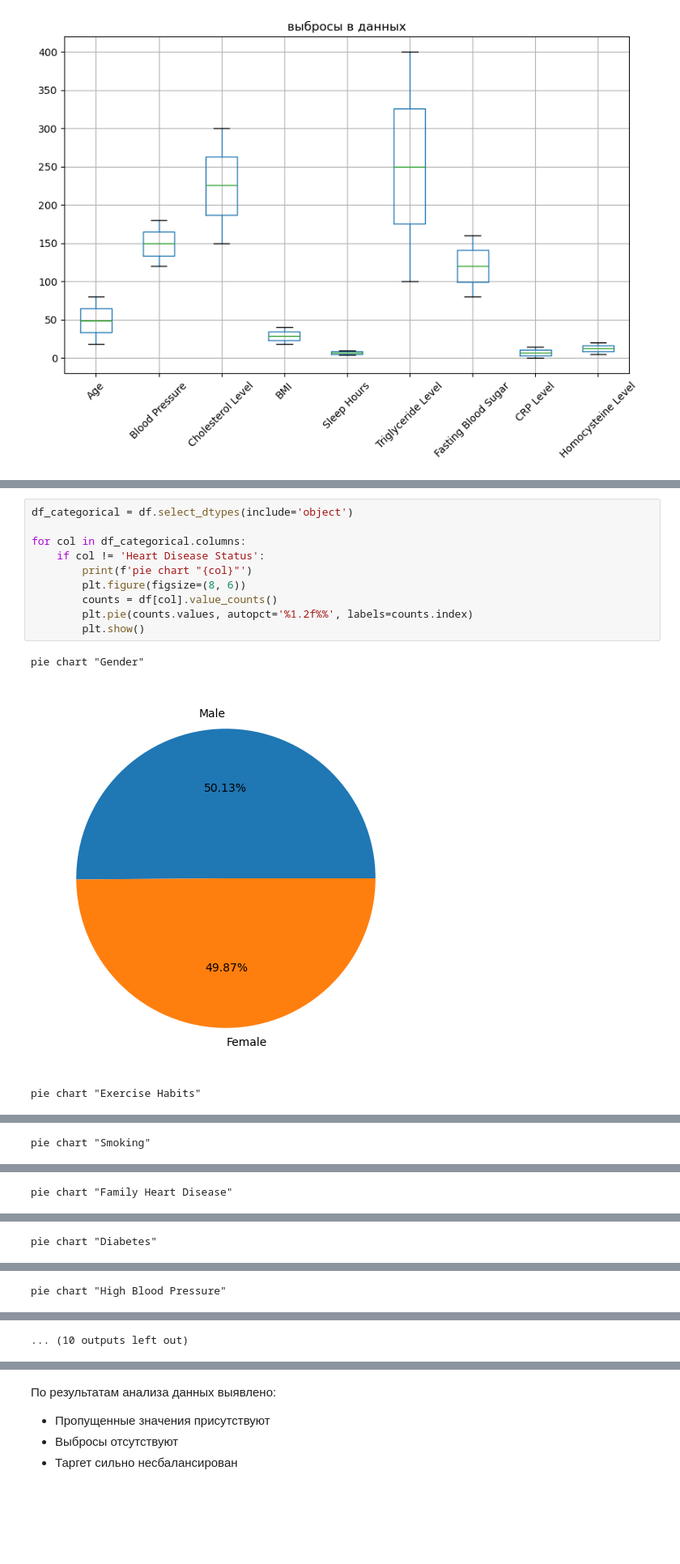
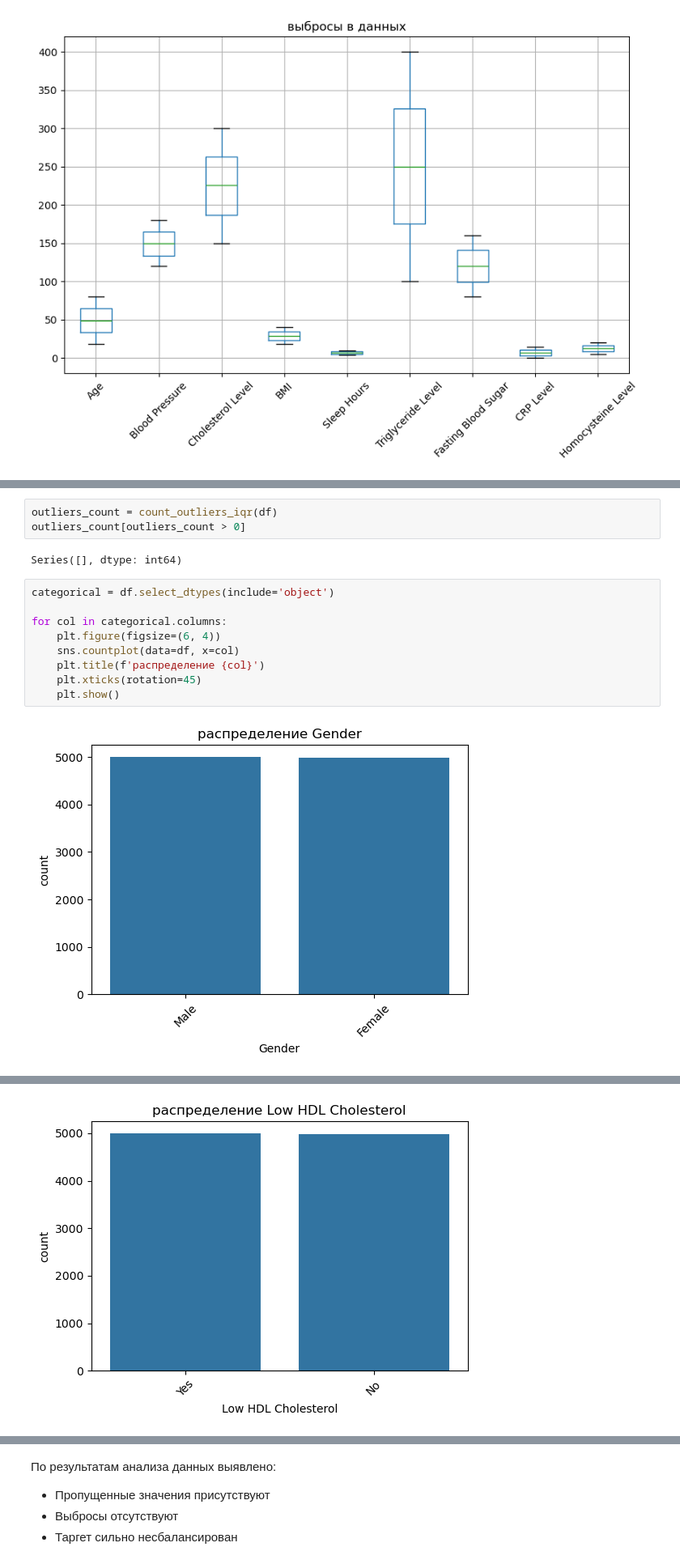
Before and after one commit to DariaLobareva/ml-projects, a Jupyter notebook: project1/1_EDA.ipynb, the cells around one changed output, grey strips where cells are left out. Shown at 81% size. Cells and saved outputs as stored; diff of their text form; blank space fills up the shorter version.

```diff
--- a/project1/1_EDA.ipynb
+++ b/project1/1_EDA.ipynb
@@ -116,14 +132,16 @@ plt.show()
+# %%
+outliers_count = count_outliers_iqr(df)
+outliers_count[outliers_count > 0]
+# %% [output]
+Series([], dtype: int64)
 # %%
-df_categorical = df.select_dtypes(include='object')
+categorical = df.select_dtypes(include='object')
 
-for col in df_categorical.columns:
-    if col != 'Heart Disease Status':
-        print(f'pie chart "{col}"')
-        plt.figure(figsize=(8, 6))
-        counts = df[col].value_counts()
-        plt.pie(counts.values, autopct='%1.2f%%', labels=counts.index)
-        plt.show()
+for col in categorical.columns:
+    plt.figure(figsize=(6, 4))
+    sns.countplot(data=df, x=col)
+    plt.title(f'распределение {col}')
+    plt.xticks(rotation=45)
+    plt.show()
 # %% [output]
-pie chart "Gender"
-[figure, old version]
+[figure, new version]
-pie chart "Exercise Habits"
@@ -131 +148,0 @@ pie chart "Exercise Habits"
-pie chart "Smoking"
@@ -133 +149,0 @@ pie chart "Smoking"
-pie chart "Family Heart Disease"
@@ -135 +150,0 @@ pie chart "Family Heart Disease"
-pie chart "Diabetes"
@@ -137 +151,0 @@ pie chart "Diabetes"
-pie chart "High Blood Pressure"
@@ -139 +153 @@ pie chart "High Blood Pressure"
-... (10 outputs left out)
+[figure, added]
```
Also changed, not shown: parts of 5 cells of this notebook.
